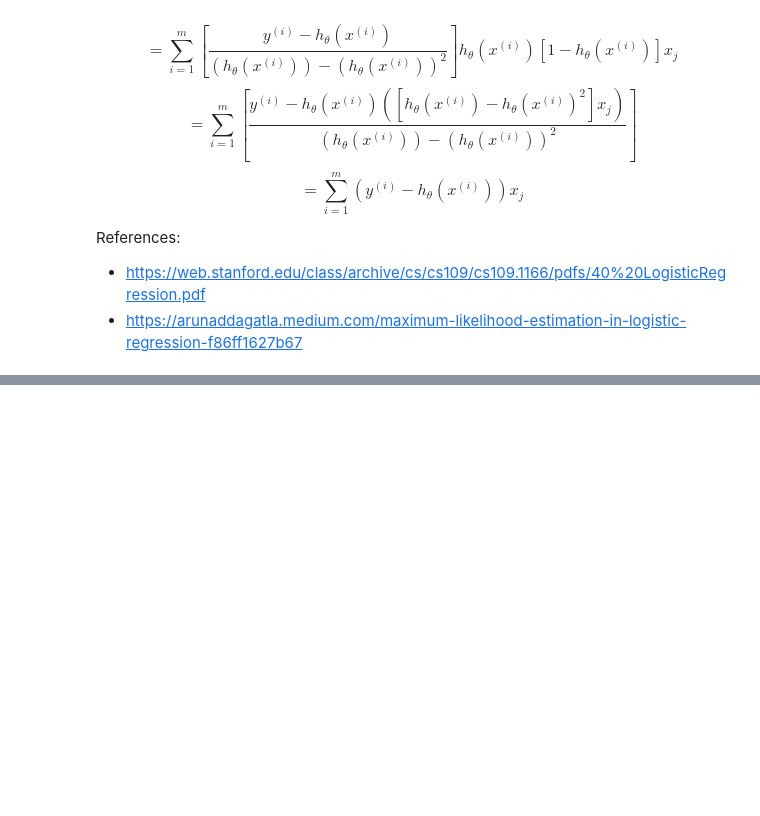
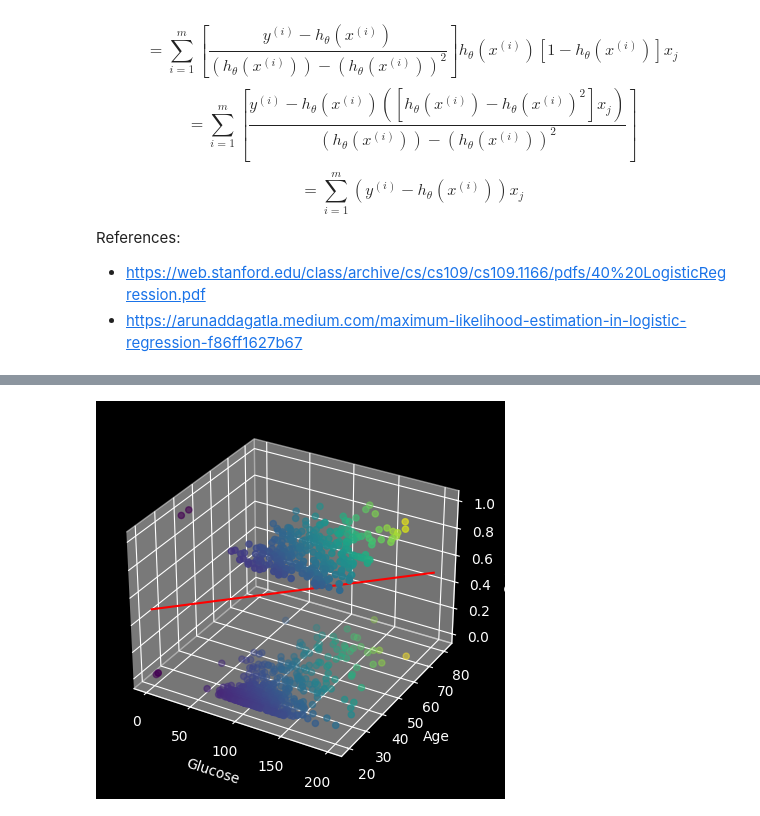
Before and after one commit to Acrylic125/ml-notes, a Jupyter notebook: l3-weighted-logistic-regression.ipynb, the cells around one changed output, grey strips where cells are left out. Saved outputs shown, nothing was run; the diff lists cells and outputs as text; code cells hidden in the pictures; blank space fills up the shorter version.

Commit message:
plot function

```diff
--- a/l3-weighted-logistic-regression.ipynb
+++ b/l3-weighted-logistic-regression.ipynb
@@ -374,3 +374,47 @@ $$= \sum_{i=1}^m (y^{(i)} - h_\theta(x^{(i)})) x_j$$
 References:
 - https://web.stanford.edu/class/archive/cs/cs109/cs109.1166/pdfs/40%20LogisticRegression.pdf
 - https://arunaddagatla.medium.com/maximum-likelihood-estimation-in-logistic-regression-f86ff1627b67
+# %%
+%pip install numpy
+%pip install matplotlib
+%pip install pandas
+
+import numpy as np
+import matplotlib.pyplot as plt
+import pandas as pd
+
+input_cols = ['Glucose', 'Age']
+output_col = 'Outcome'
+
+plt.style.use('dark_background')
+data = pd.read_csv('datasets/diabetes.csv',
+                   usecols=[*input_cols, output_col])
+data.dropna()
+
+def plot(df: pd.DataFrame, parameter_snapshots: list[list[float]] = []):
+    ax = plt.figure().add_subplot(projection='3d')
+    ax.set_xlabel(input_cols[0])
+    ax.set_ylabel(input_cols[1])
+    ax.set_zlabel(output_col)
+
+    ax.scatter(df[input_cols[0]], df[input_cols[1]], df[output_col], cmap='viridis', c=df[input_cols[0]] * df[input_cols[1]])
+
+    # Show all parameter snapshots as a line
+    numb_snapshots = len(parameter_snapshots)
+    for i in range(numb_snapshots):
+        snapshot = parameter_snapshots[i]
+        x = np.linspace(0, 200, 50)
+        y = np.linspace(20, 80, 50)
+        exp = x * snapshot[1] + y * snapshot[2] + snapshot[0]
+        z = 1 / (1 + np.exp(-exp))
+
+        color = i == numb_snapshots - 1 and 'r' or 'g'
+        ax.plot(x, y, z, c=color)
+    plt.show()
+
+df = pd.DataFrame(data)
+df.dropna()
+
+# print(df)
+plot(df, [[0, 0, 0]])
+# %% [output]
@@ -376,0 +441 @@ References:
+[figure, added]
```
Also changed, not shown: parts of 4 cells of this notebook.
